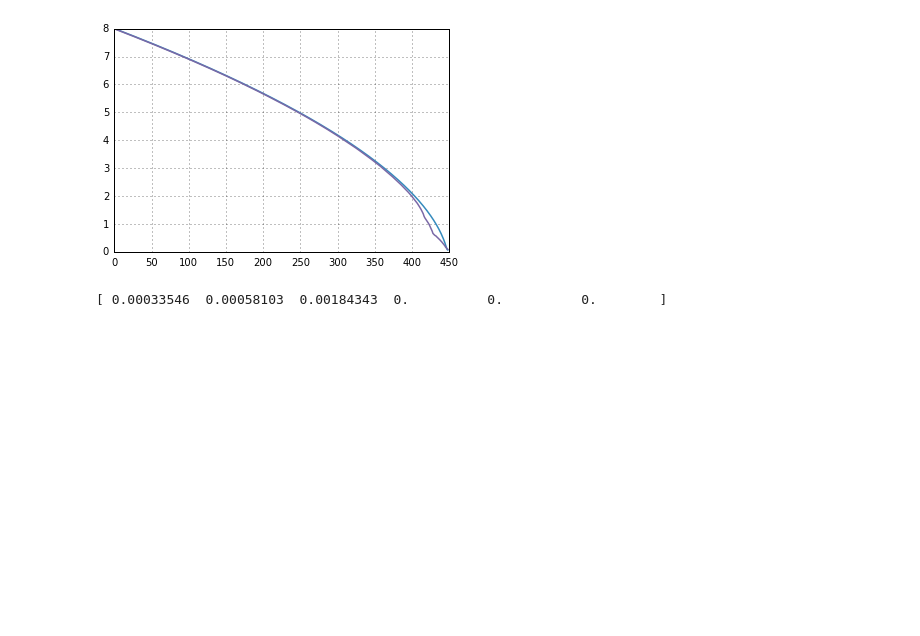
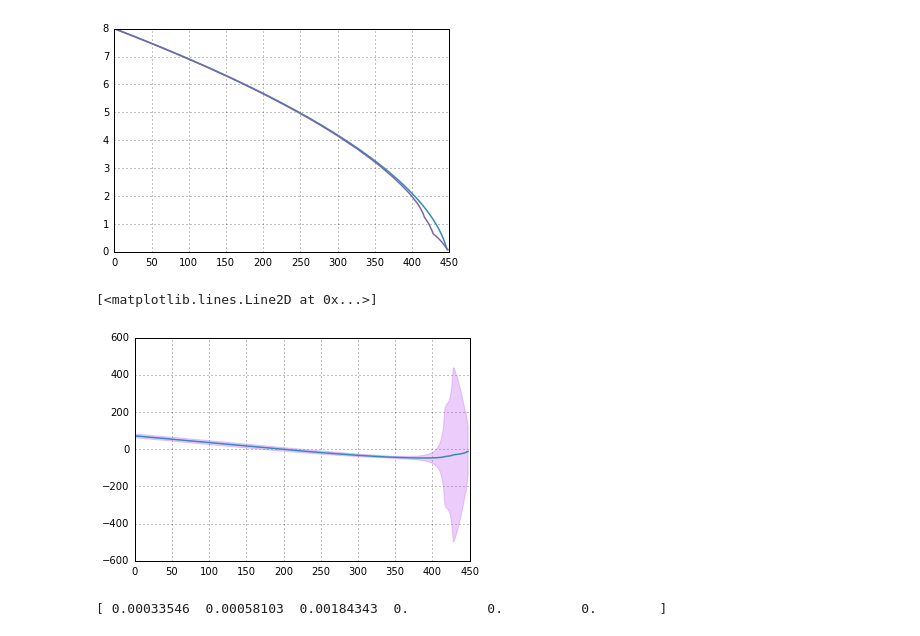
Before and after one commit to chchen123/pytpc, a Jupyter notebook: KalmanFilter.ipynb, the cells around one changed output. Saved outputs shown, nothing was run; the diff lists cells and outputs as text; code cells hidden in the pictures; blank space fills up the shorter version.

```diff
--- a/KalmanFilter.ipynb
+++ b/KalmanFilter.ipynb
@@ -136,6 +148,15 @@ plt.plot(exp_en)
 # %% [output]
 [<matplotlib.lines.Line2D at 0x...>]
 [figure]
+# %%
+ubd = res + numpy.diagonal(covar, axis1=1, axis2=2)
+lbd = res - numpy.diagonal(covar, axis1=1, axis2=2)
+# %%
+plt.fill_between(range(len(ubd)), ubd[:,3], lbd[:,3], color='#BD59F0', alpha=0.3)
+plt.plot(res[:,3])
+# %% [output]
+[<matplotlib.lines.Line2D at 0x...>]
+[figure, added]
 # %%
 tr = tracking.Tracker(pt, g, efield, bfield, sv[0])
 # %%
```
Also changed, not shown: parts of 4 cells of this notebook.
